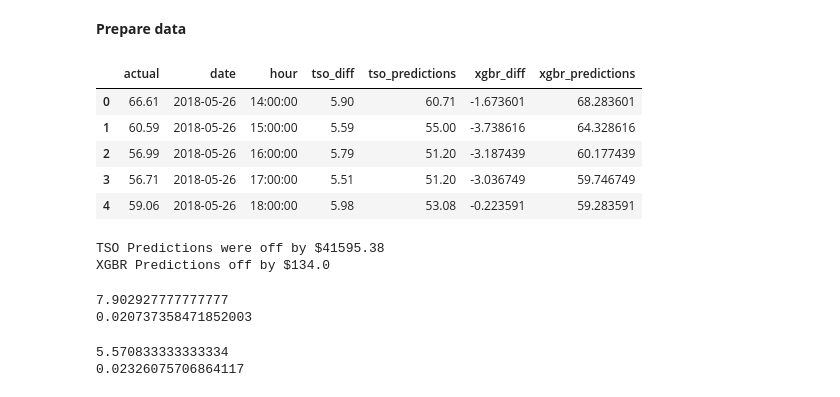
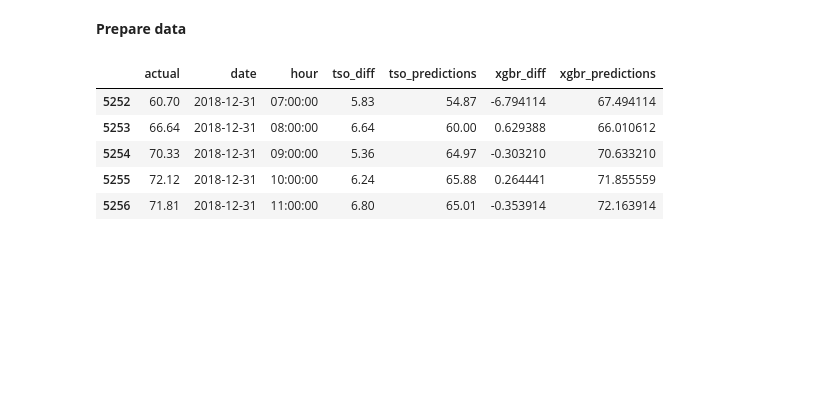
Before and after one commit to KishenSharma6/SpainEnergyAnalysis, a Jupyter notebook: Project_Codes/04_Modeling/2020_0622_Model_Development.ipynb, the cells around one changed output. Drawn from its saved outputs; the diff is of its cells as text; code cells hidden in the pictures; blank space fills up the shorter version.

```diff
--- a/Project_Codes/04_Modeling/2020_0622_Model_Development.ipynb
+++ b/Project_Codes/04_Modeling/2020_0622_Model_Development.ipynb
@@ -417,45 +424,25 @@ feature_importance.plot(kind = 'barh')
 # %%
 #Concat predictions and actual values
 cost_evaluation = pd.concat([tso_predictions,xgbr_predictions.corrected_predictions,actual],axis = 1)
 cost_evaluation.columns = ['tso_predictions','xgbr_predictions','actual']
 
 #Split date_time into hour and date
 cost_evaluation.reset_index(inplace = True)
 cost_evaluation[['date','hour']] = cost_evaluation['date_time'].str.split(' ', expand = True)
 cost_evaluation.drop('date_time', axis = 1, inplace = True)
 
 #Calculate diff of predictions and actual
 tso_diff, xgbr_diff = cost_evaluation['actual'] - cost_evaluation['tso_predictions'],cost_evaluation['actual'] - cost_evaluation['xgbr_predictions']
 cost_evaluation['tso_diff'] = tso_diff
 cost_evaluation['xgbr_diff'] =  xgbr_diff
 cost_evaluation = cost_evaluation.reindex(sorted(cost_evaluation.columns), axis=1)
 
 #Check
-display(cost_evaluation.head())
+display(cost_evaluation.tail())
 # %% [output]
 |  | actual | date | hour | tso_diff | tso_predictions | xgbr_diff | xgbr_predictions |
-| 0 | 66.61 | 2018-05-26 | 14:00:00 | 5.90 | 60.71 | -1.673601 | 68.283601 |
-| 1 | 60.59 | 2018-05-26 | 15:00:00 | 5.59 | 55.00 | -3.738616 | 64.328616 |
-| 2 | 56.99 | 2018-05-26 | 16:00:00 | 5.79 | 51.20 | -3.187439 | 60.177439 |
-| 3 | 56.71 | 2018-05-26 | 17:00:00 | 5.51 | 51.20 | -3.036749 | 59.746749 |
-| 4 | 59.06 | 2018-05-26 | 18:00:00 | 5.98 | 53.08 | -0.223591 | 59.283591 |
+| 5252 | 60.70 | 2018-12-31 | 07:00:00 | 5.83 | 54.87 | -6.794114 | 67.494114 |
+| 5253 | 66.64 | 2018-12-31 | 08:00:00 | 6.64 | 60.00 | 0.629388 | 66.010612 |
+| 5254 | 70.33 | 2018-12-31 | 09:00:00 | 5.36 | 64.97 | -0.303210 | 70.633210 |
+| 5255 | 72.12 | 2018-12-31 | 10:00:00 | 6.24 | 65.88 | 0.264441 | 71.855559 |
+| 5256 | 71.81 | 2018-12-31 | 11:00:00 | 6.80 | 65.01 | -0.353914 | 72.163914 |
-# %%
-print('TSO Predictions were off by ${}\nXGBR Predictions off by ${}'.format(round(np.sum(cost_evaluation.tso_diff),2),round(np.sum(cost_evaluation.xgbr_diff),2)))
-# %% [output]
-TSO Predictions were off by $41595.38
-XGBR Predictions off by $134.0
-# %%
-#Daily Error
-print(np.mean(cost_evaluation.groupby('date')['tso_diff'].mean()))
-
-print(np.mean(cost_evaluation.groupby('date')['xgbr_diff'].mean()))
-# %% [output]
-7.902927777777777
-0.020737358471852003
-# %%
-#hourly
-print(np.mean(cost_evaluation.groupby('hour')['tso_diff'].mean()))
-print(np.mean(cost_evaluation.groupby('hour')['xgbr_diff'].mean()))
-# %% [output]
-5.570833333333334
-0.02326075706864117
```
Also changed, not shown: parts of 9 cells of this notebook, 9 other files.
